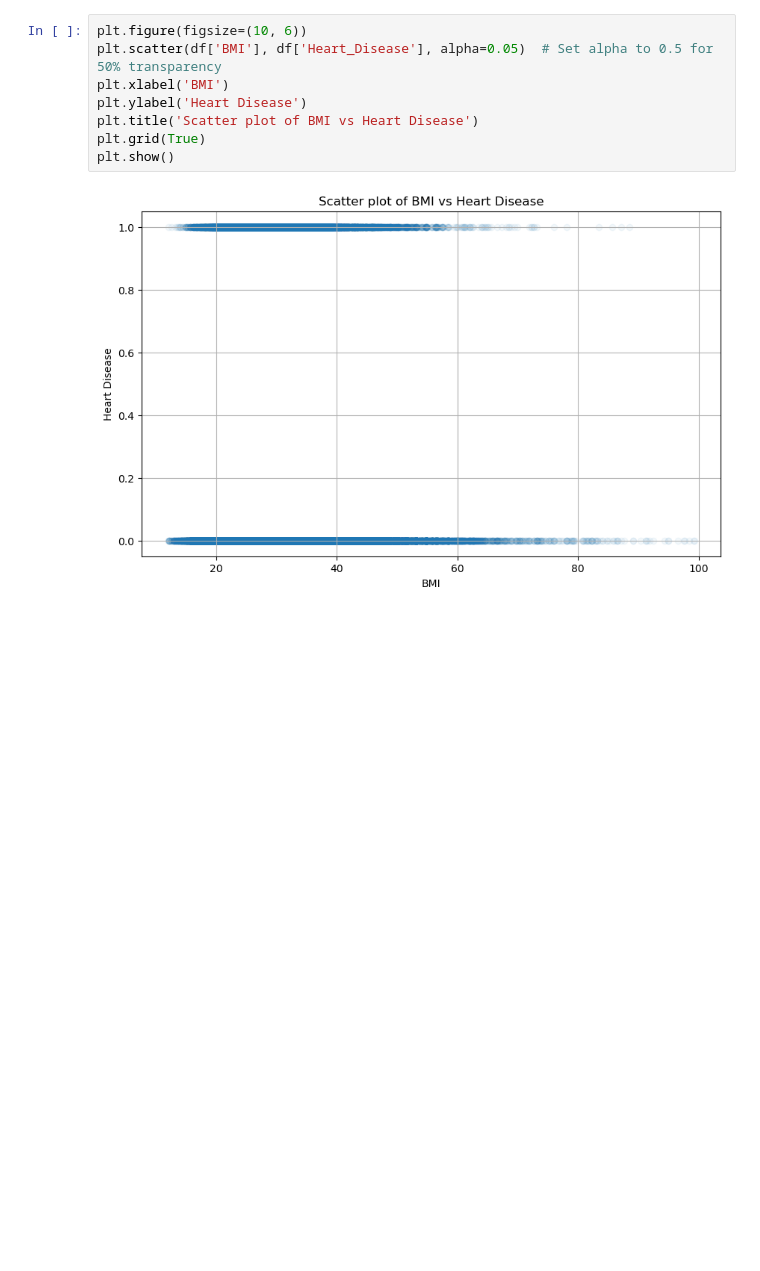
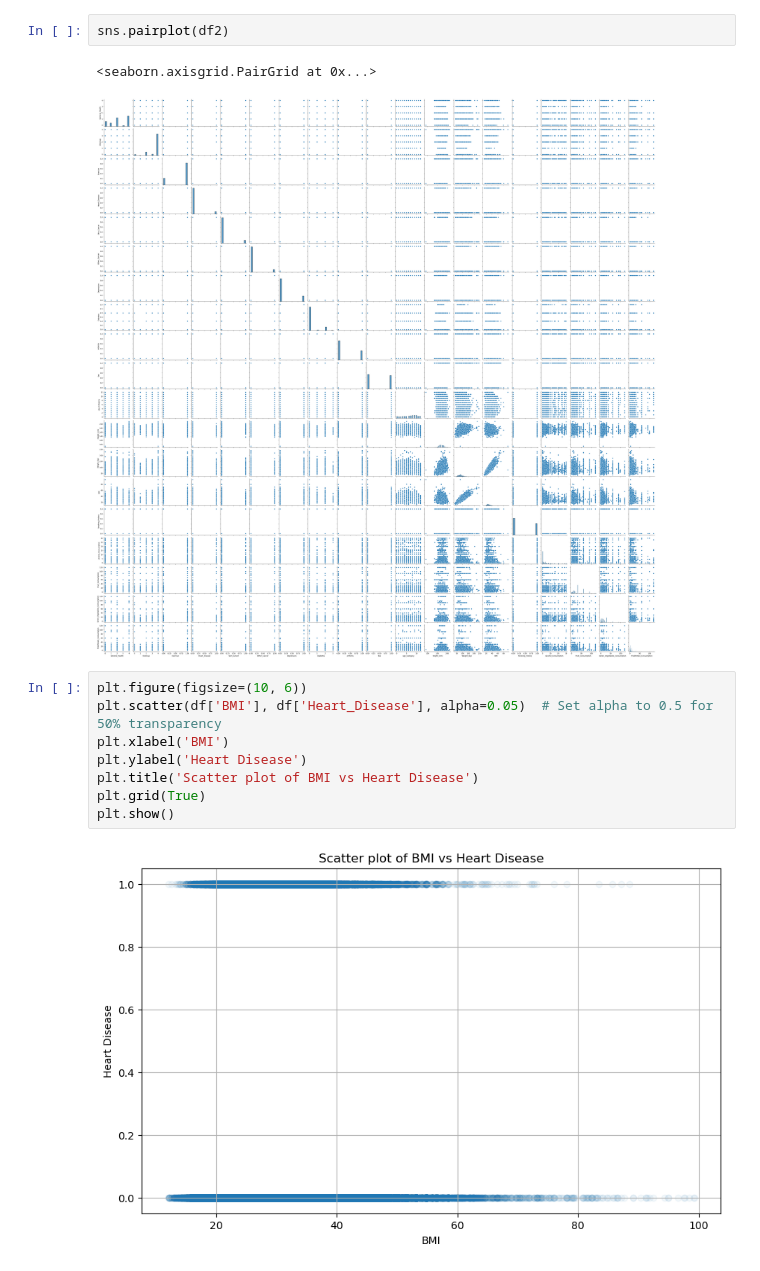
Before and after one commit to Chasindu/3401, a Jupyter notebook: ProjVisualizationTest.ipynb, the cells around one changed output. Drawn from its saved outputs; the diff is of its cells as text; blank space fills up the shorter version.

```diff
--- a/ProjVisualizationTest.ipynb
+++ b/ProjVisualizationTest.ipynb
@@ -181,3 +125,8 @@ corr_matrix
+# %%
+sns.pairplot(df2)
+# %% [output]
+<seaborn.axisgrid.PairGrid at 0x...>
+[figure, added]
 # %%
 plt.figure(figsize=(10, 6))
 plt.scatter(df['BMI'], df['Heart_Disease'], alpha=0.05)  # Set alpha to 0.5 for 50% transparency
```
Also changed, not shown: parts of 19 cells of this notebook.
